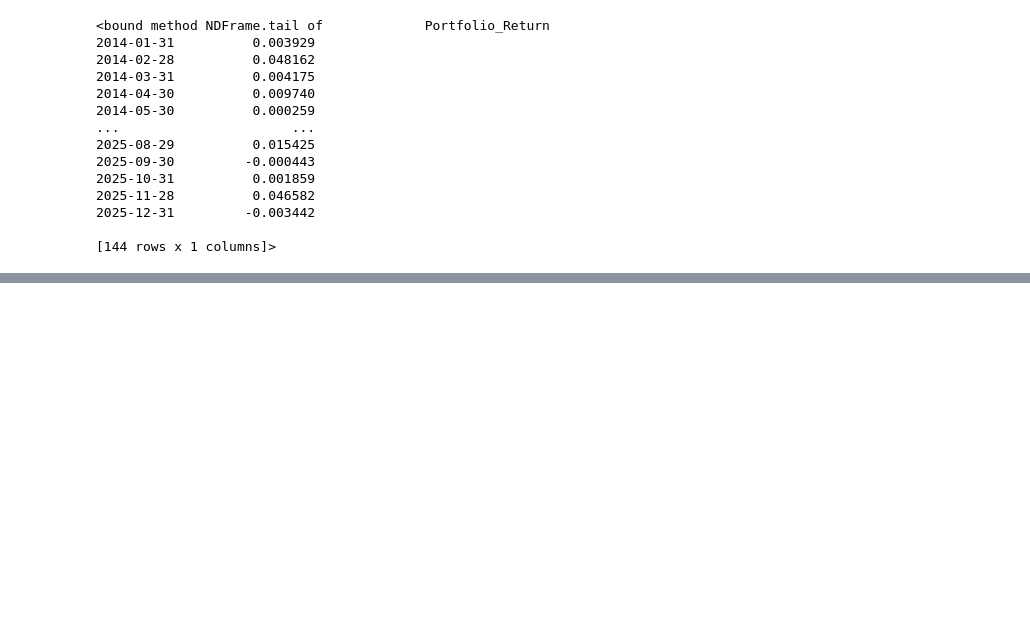
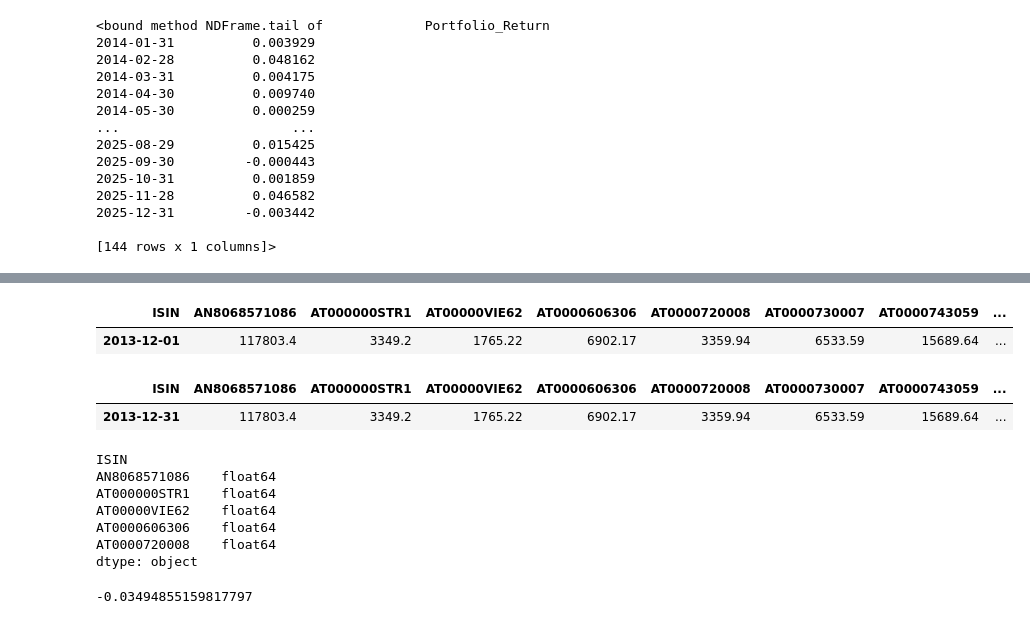
Before and after one commit to Dianebodenreider/SAAM, a Jupyter notebook: notebooks/saam_part1.ipynb, the cells around one changed output, grey strips where cells are left out. Drawn from its saved outputs; the diff is of its cells as text; code cells hidden in the pictures; blank space fills up the shorter version.

```diff
--- a/notebooks/saam_part1.ipynb
+++ b/notebooks/saam_part1.ipynb
@@ -1481,0 +1666,70 @@ Volatilité mensuelle : 3.60%
+# %%
+# Audit pour vérifier que les market caps extraites pour 2014 sont correctes
+
+display(mcap_by_year["2014"].head(1))
+
+m_2014 = mcap_monthly.copy()
+m_2014.index = pd.to_datetime(m_2014.index)
+m_2014 = m_2014.sort_index()
+
+cols_2014 = processed_windows["2014"]["test_period"].columns.to_list()
+
+m_2014 = m_2014.loc[
+    (m_2014.index >= pd.Timestamp("2013-12-01")) &
+    (m_2014.index <= pd.Timestamp("2014-11-30")),
+    cols_2014
+].copy()
+
+display(m_2014.head(1))
+
+m_2014 = m_2014.apply(pd.to_numeric, errors="coerce")
+display(m_2014.dtypes.head())
+# %% [output]
+| ISIN | AN8068571086 | AT000000STR1 | AT00000VIE62 | AT0000606306 | AT0000720008 | AT0000730007 | AT0000743059 | ... |
+| 2013-12-01 | 117803.4 | 3349.2 | 1765.22 | 6902.17 | 3359.94 | 6533.59 | 15689.64 | ... |
+| ISIN | AN8068571086 | AT000000STR1 | AT00000VIE62 | AT0000606306 | AT0000720008 | AT0000730007 | AT0000743059 | ... |
+| 2013-12-31 | 117803.4 | 3349.2 | 1765.22 | 6902.17 | 3359.94 | 6533.59 | 15689.64 | ... |
+ISIN
+AN8068571086    float64
+AT000000STR1    float64
+AT00000VIE62    float64
+AT0000606306    float64
+AT0000720008    float64
+dtype: object
+# %%
+# ===== Vérification manuelle du value-weighted (janvier 2014) =====
+
+# 1. Market cap de décembre 2013 (utilisée pour janvier 2014)
+w_janvier = mcap_monthly.copy()
+w_janvier.index = pd.to_datetime(w_janvier.index)
+
+cols_2014 = processed_windows["2014"]["test_period"].columns.to_list()
+
+w_janvier = w_janvier.loc[
+    (w_janvier.index >= pd.Timestamp("2013-12-01")) &
+    (w_janvier.index <= pd.Timestamp("2013-12-31")),
+    cols_2014
+]
+
+# 2. Somme des market caps
+total_cap_janvier = w_janvier.sum(axis=1).iloc[0]
+
+# 3. Poids value-weighted de janvier 2014
+w1 = w_janvier / total_cap_janvier
+
+# 4. Rendements de janvier 2014
+r1 = processed_windows["2014"]["test_period"].loc[
+    (processed_windows["2014"]["test_period"].index >= pd.Timestamp("2014-01-01")) &
+    (processed_windows["2014"]["test_period"].index <= pd.Timestamp("2014-01-31"))
+].head(1)
+
+# 5. Aligner l'index des poids sur celui des rendements
+w1.index = r1.index
+
+# 6. Produit poids × rendements
+vwp1 = w1 * r1
+
+# 7. Rendement total du portefeuille value-weighted en janvier 2014
+vwp1.sum().sum()
+# %% [output]
+-0.03494855159817797
```
Also changed, not shown: parts of 23 cells of this notebook, 2 other files.
